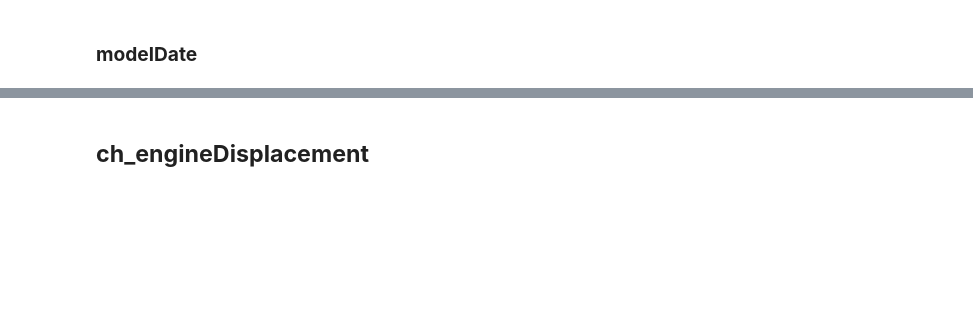
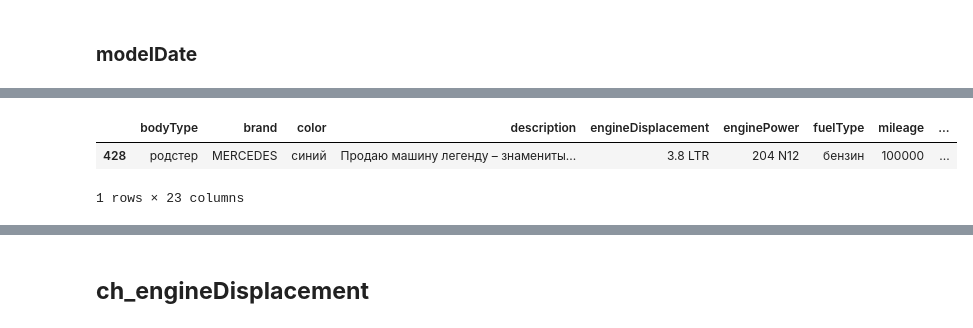
Before and after one commit to ostrebko/car_price, a Jupyter notebook: notebooks/01_Data_EDA.ipynb, the cells around one changed output, grey strips where cells are left out. Saved outputs shown, nothing was run; the diff lists cells and outputs as text; code cells hidden in the pictures; blank space fills up the shorter version.

```diff
--- a/notebooks/01_Data_EDA.ipynb
+++ b/notebooks/01_Data_EDA.ipynb
@@ -428,7 +425,7 @@ df_test[df_test['mileage']==df_test['mileage'].max()]
 Only one car in the test set has a mileage of 1,000,000 km and there is no car with a mileage of more than 500,000 km. Since the description does not specify which mileage, we exclude this line
 # %%
 # Exclude row with mileage 1000000 км
-df_test = df_test.loc[df_test['mileage']<1000000]
+df_test = df_test.loc[df_test[col]<1000000]
 # df_test.loc[df_test['mileage']<df_test['mileage'].max()]
 # %%
 ## statistical analisys in col mileage of df_test AGAIN
@@ -571,0 +538,7 @@ numb_type_analisys(df_test[df_test['Владение']>0], col, bins_step=1)
+# %%
+# Let's look for sample with min modelDate df_test
+df_test[df_test[col]==df_test[col].min()]
+# %% [output]
+|  | bodyType | brand | color | description | engineDisplacement | enginePower | fuelType | mileage | ... |
+| 428 | родстер | MERCEDES | синий | Продаю машину легенду – знамениты... | 3.8 LTR | 204 N12 | бензин | 100000 | ... |
+1 rows × 23 columns
```
Also changed, not shown: parts of 119 cells of this notebook, 1 other file.
